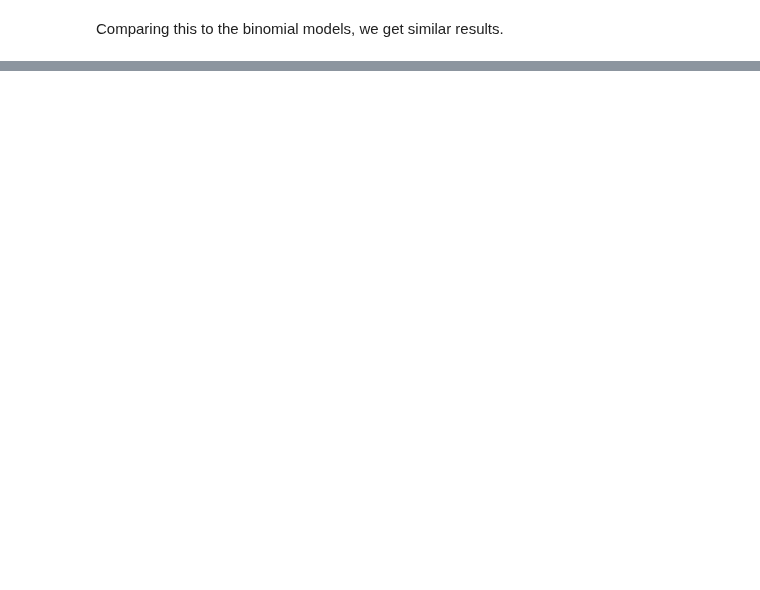
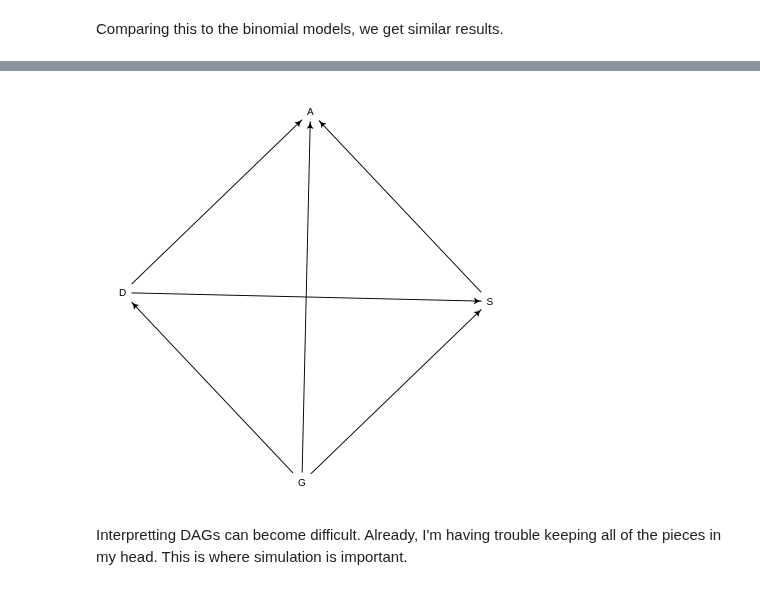
Before and after one commit to nicklausmillican/StatisticalRethinkingIISolutions, a Jupyter notebook: StatisticalRethinkingSolutions2_Ch11.ipynb, the cells around one changed output, grey strips where cells are left out. Cells and saved outputs as stored; diff of their text form; code cells hidden in the pictures; blank space fills up the shorter version.

```diff
--- a/StatisticalRethinkingSolutions2_Ch11.ipynb
+++ b/StatisticalRethinkingSolutions2_Ch11.ipynb
@@ -1423,0 +1443,13 @@ Comparing this to the binomial models, we get similar results.
+# %%
+library(dagitty)
+
+NWO_DAG <- dagitty("dag{
+  S <- G -> D -> A
+  G -> A <- S <- D
+}")
+
+drawdag(NWO_DAG)
+# %% [output]
+[figure, added]
+# %% [markdown]
+Interpretting DAGs can become difficult.  Already, I'm having trouble keeping all of the pieces in my head.  This is where simulation is important.
```
Also changed, not shown: parts of 11 cells of this notebook.
